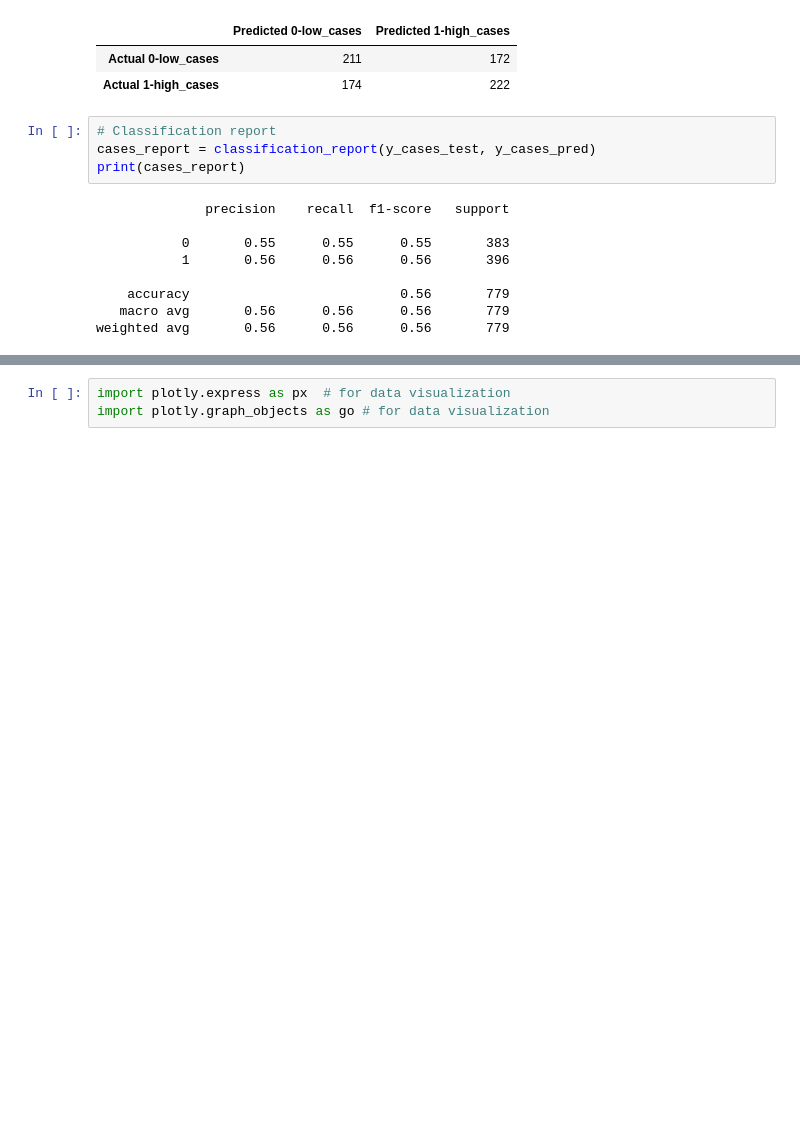
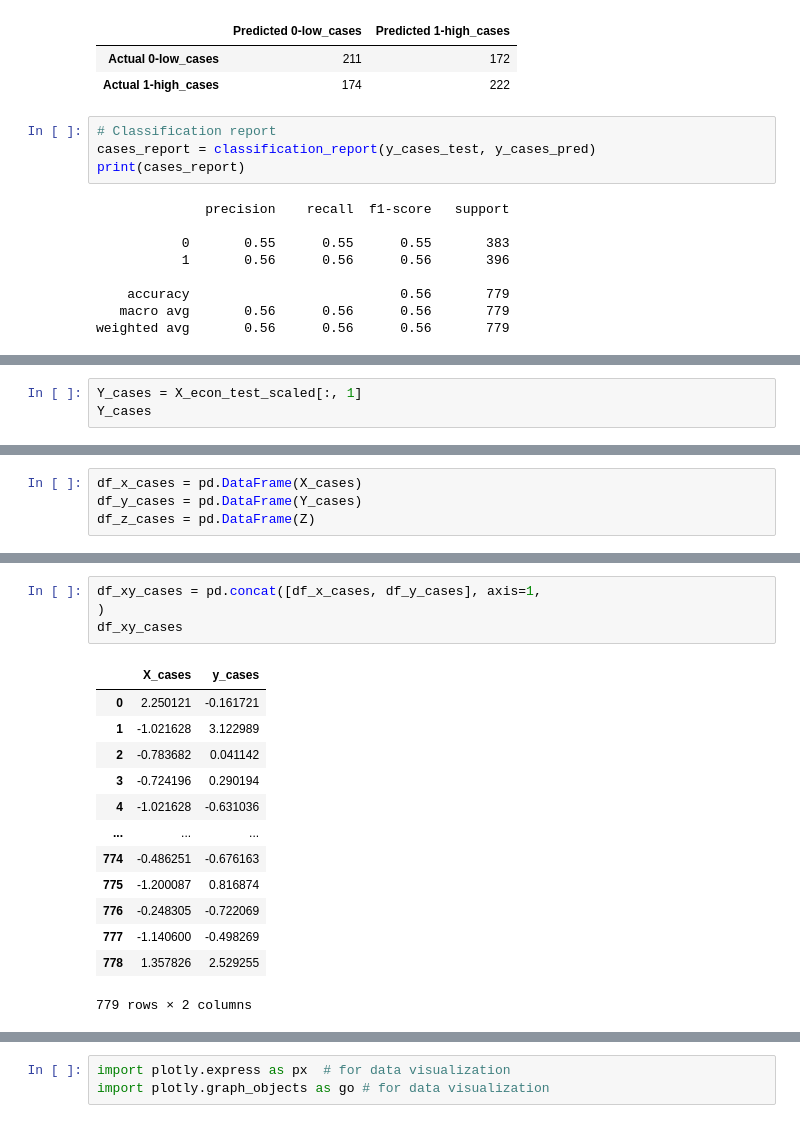
Before and after one commit to josephrodini/COVID-project, a Jupyter notebook: Exploring_Machine_Learning.ipynb, the cells around one changed output, grey strips where cells are left out. Saved outputs shown, nothing was run; the diff lists cells and outputs as text; blank space fills up the shorter version.

```diff
--- a/Exploring_Machine_Learning.ipynb
+++ b/Exploring_Machine_Learning.ipynb
@@ -184,0 +214,3 @@ weighted avg       0.56      0.56      0.56       779
+# %%
+Y_cases = X_econ_test_scaled[:, 1]
+Y_cases
@@ -184,0 +256,4 @@ weighted avg       0.56      0.56      0.56       779
+# %%
+df_x_cases = pd.DataFrame(X_cases)
+df_y_cases = pd.DataFrame(Y_cases)
+df_z_cases = pd.DataFrame(Z)
@@ -184,0 +311,18 @@ weighted avg       0.56      0.56      0.56       779
+# %%
+df_xy_cases = pd.concat([df_x_cases, df_y_cases], axis=1,
+)
+df_xy_cases
+# %% [output]
+|  | X_cases | y_cases |
+| 0 | 2.250121 | -0.161721 |
+| 1 | -1.021628 | 3.122989 |
+| 2 | -0.783682 | 0.041142 |
+| 3 | -0.724196 | 0.290194 |
+| 4 | -1.021628 | -0.631036 |
+| ... | ... | ... |
+| 774 | -0.486251 | -0.676163 |
+| 775 | -1.200087 | 0.816874 |
+| 776 | -0.248305 | -0.722069 |
+| 777 | -1.140600 | -0.498269 |
+| 778 | 1.357826 | 2.529255 |
+779 rows × 2 columns
```
Also changed, not shown: parts of 10 cells of this notebook.
